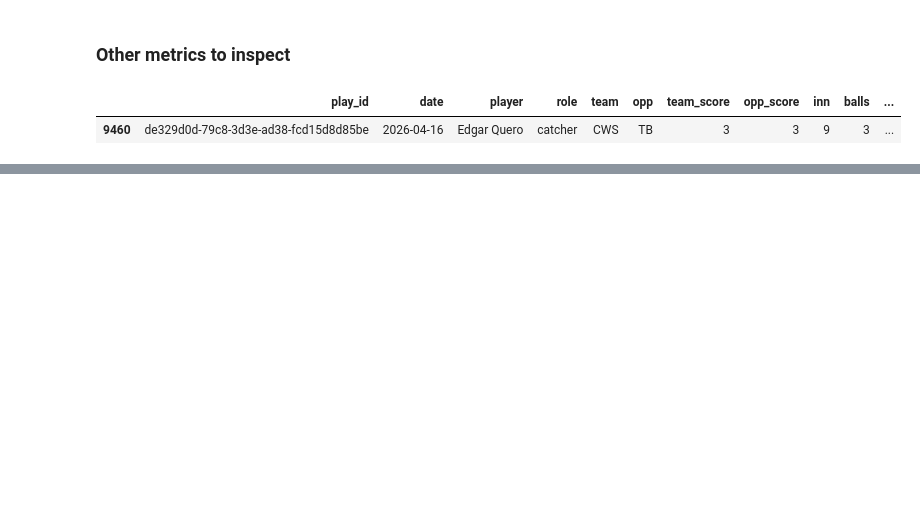
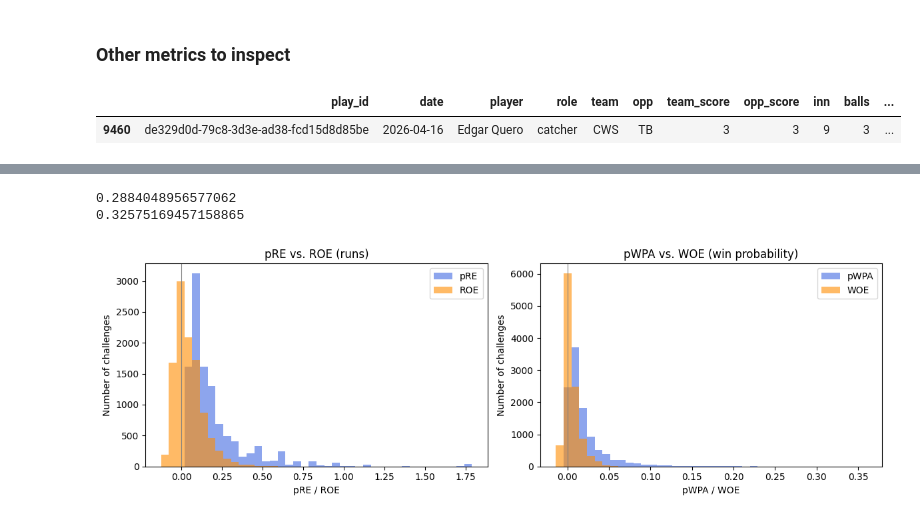
Before and after one commit to statzenthusiast921/ABS_Challenges, a Jupyter notebook: scripts/ABS EDA 10.17.26.ipynb, the cells around one changed output, grey strips where cells are left out. Drawn from its saved outputs; the diff is of its cells as text; code cells hidden in the pictures; blank space fills up the shorter version.

Commit message:
few more charts + model

```diff
--- a/scripts/ABS EDA 10.17.26.ipynb
+++ b/scripts/ABS EDA 10.17.26.ipynb
@@ -614,5 +618,12 @@ plt.show()
 # %%
-df['lev_bucket'] = pd.cut(df['call_li'], [0, 0.5, 1.5, 2, 100], labels=['low', 'medium', 'high', 'very high'])
+df['lev_bucket'] = pd.cut(df['call_li'], [0, 0.5, 1.0, 1.5, 2, 100], labels=['very low','low', 'medium', 'high', 'very high'])
+df['lev_bucket_num'] = df['lev_bucket'].map({
+    'very low': 1,
+    'low':2,
+    'medium': 3,
+    'high': 4,
+    'very high': 5,
+})
 df.groupby('lev_bucket')['result'].mean()
 # %% [output]
 lev_bucket
@@ -652,0 +697,42 @@ division_lev_rank2('NL Central', 'very high')
+# %%
+print(df['potential_run_expectancy_delta_if_overturned'].corr(df['runs_over_expected']))
+print(df['potential_win_probability_added_if_overturned'].corr(df['wins_over_expected']))
+# %% [output]
+0.2884048956577062
+0.32575169457158865
+# %%
+import numpy as np
+import matplotlib.pyplot as plt
+
+fig, axes = plt.subplots(1, 2, figsize=(12, 4))
+
+# ----- pRE vs. ROE
+ax = axes[0]
+pre = df['potential_run_expectancy_delta_if_overturned']
+roe = df['runs_over_expected']
+bins = np.histogram_bin_edges(pd.concat([pre, roe]).dropna(), bins=40)
+ax.hist(pre, bins=bins, alpha=0.6, color='royalblue', label='pRE')
+ax.hist(roe, bins=bins, alpha=0.6, color='darkorange', label='ROE')
+ax.axvline(0, color='gray', lw=0.8)
+ax.set_title('pRE vs. ROE (runs)')
+ax.set_xlabel('pRE / ROE')
+ax.set_ylabel('Number of challenges')
+ax.legend()
+
+# ----- pWPA vs. WOE
+ax = axes[1]
+pwpa = df['potential_win_probability_added_if_overturned']
+woe = df['wins_over_expected']
+bins = np.histogram_bin_edges(pd.concat([pwpa, woe]).dropna(), bins=40)
+ax.hist(pwpa, bins=bins, alpha=0.6, color='royalblue', label='pWPA')
+ax.hist(woe, bins=bins, alpha=0.6, color='darkorange', label='WOE')
+ax.axvline(0, color='gray', lw=0.8)
+ax.set_title('pWPA vs. WOE (win probability)')
+ax.set_xlabel('pWPA / WOE')
+ax.set_ylabel('Number of challenges')
+ax.legend()
+
+plt.tight_layout()
+plt.show()
+# %% [output]
+[figure, added]
```
Also changed, not shown: parts of 31 cells of this notebook.
